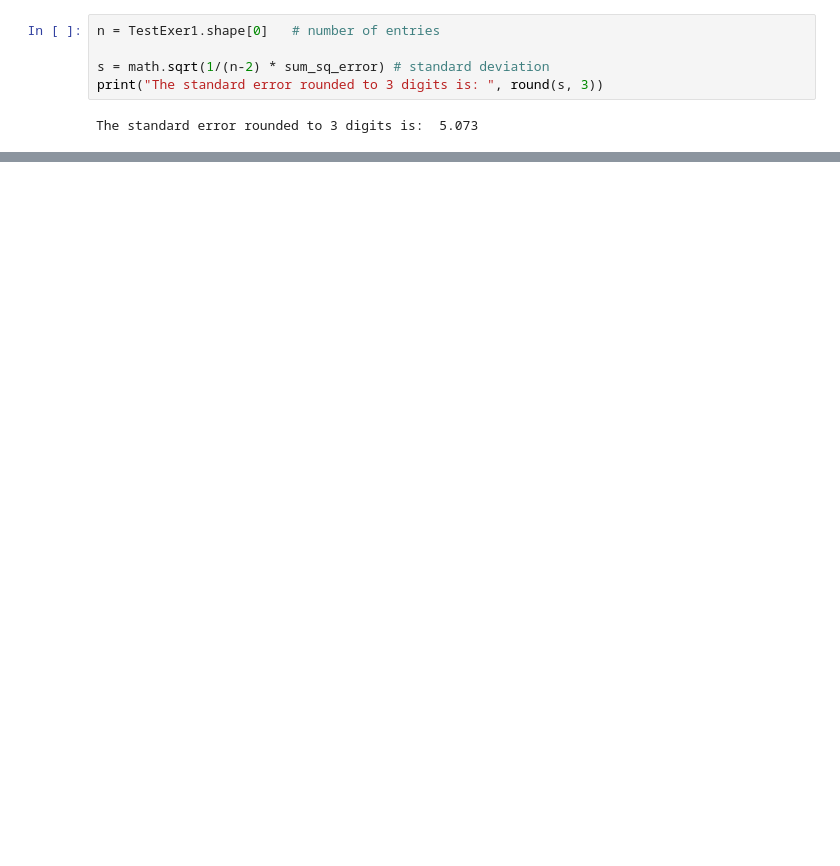
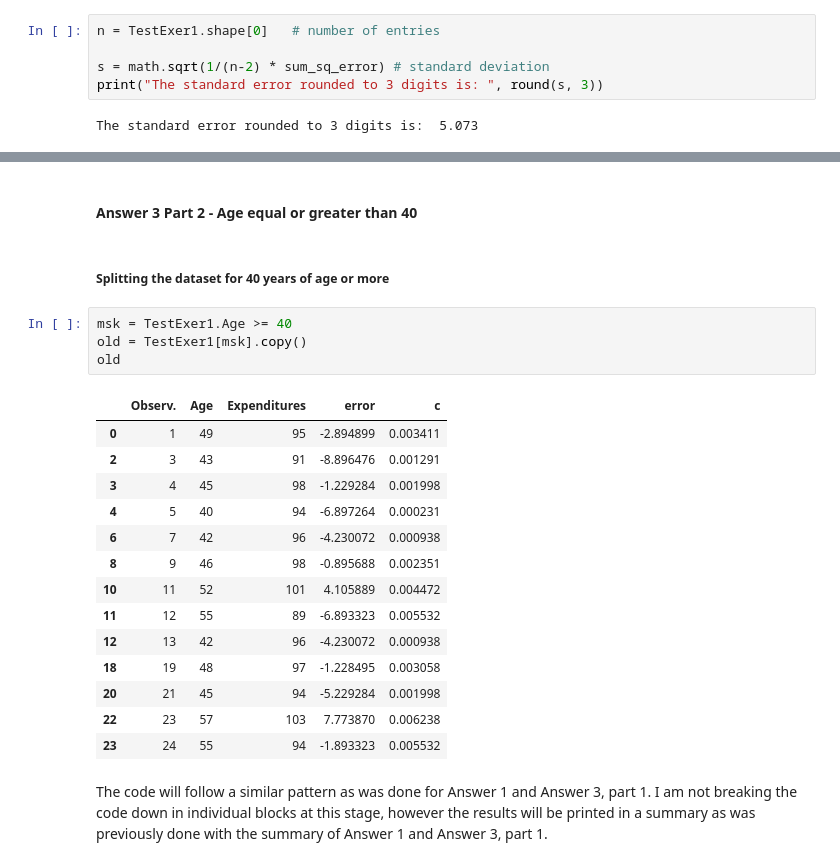
Before and after one commit to DheerajAgarwal/Econometrics, a Jupyter notebook: W1/Week_1_Simple_Regression_GradedAssignment.ipynb, the cells around one changed output, grey strips where cells are left out. Drawn from its saved outputs; the diff is of its cells as text; blank space fills up the shorter version.

```diff
--- a/W1/Week_1_Simple_Regression_GradedAssignment.ipynb
+++ b/W1/Week_1_Simple_Regression_GradedAssignment.ipynb
@@ -123,0 +274,25 @@ The standard error rounded to 3 digits is:  5.073
+# %% [markdown]
+#### Answer 3 Part 2 - Age equal or greater than 40
+# %% [markdown]
+##### Splitting the dataset for 40 years of age or more
+# %%
+msk = TestExer1.Age >= 40
+old = TestExer1[msk].copy()
+old
+# %% [output]
+|  | Observ. | Age | Expenditures | error | c |
+| 0 | 1 | 49 | 95 | -2.894899 | 0.003411 |
+| 2 | 3 | 43 | 91 | -8.896476 | 0.001291 |
+| 3 | 4 | 45 | 98 | -1.229284 | 0.001998 |
+| 4 | 5 | 40 | 94 | -6.897264 | 0.000231 |
+| 6 | 7 | 42 | 96 | -4.230072 | 0.000938 |
+| 8 | 9 | 46 | 98 | -0.895688 | 0.002351 |
+| 10 | 11 | 52 | 101 | 4.105889 | 0.004472 |
+| 11 | 12 | 55 | 89 | -6.893323 | 0.005532 |
+| 12 | 13 | 42 | 96 | -4.230072 | 0.000938 |
+| 18 | 19 | 48 | 97 | -1.228495 | 0.003058 |
+| 20 | 21 | 45 | 94 | -5.229284 | 0.001998 |
+| 22 | 23 | 57 | 103 | 7.773870 | 0.006238 |
+| 23 | 24 | 55 | 94 | -1.893323 | 0.005532 |
+# %% [markdown]
+The code will follow a similar pattern as was done for Answer 1 and Answer 3, part 1. I am not breaking the code down in individual blocks at this stage, however the results will be printed in a summary as was previously done with the summary of Answer 1 and Answer 3, part 1.
```
Also changed, not shown: parts of 33 cells of this notebook.
